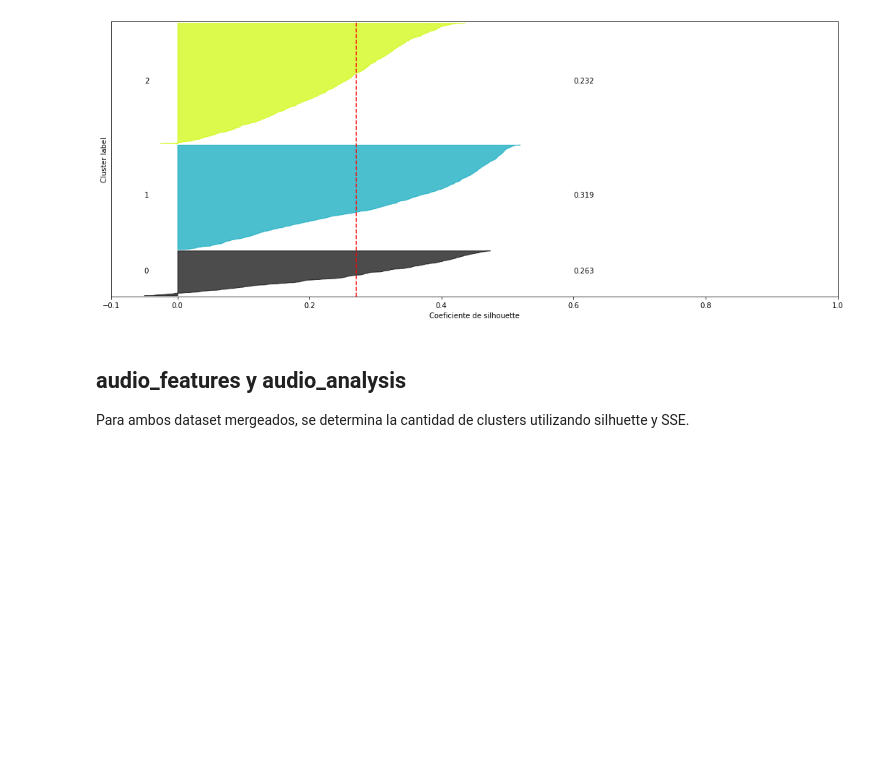
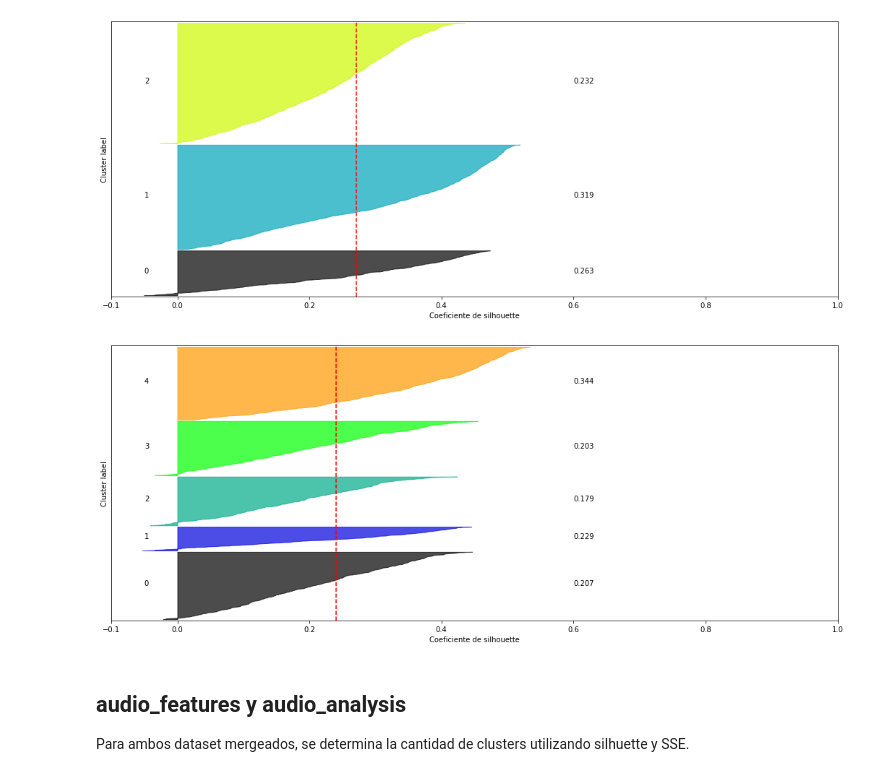
Before and after one commit to elfrasco/dmcyt_tp1, a Jupyter notebook: TP1/TP1_KMeans.ipynb, the cells around one changed output. Cells and saved outputs as stored; diff of their text form; code cells hidden in the pictures; blank space fills up the shorter version.

```diff
--- a/TP1/TP1_KMeans.ipynb
+++ b/TP1/TP1_KMeans.ipynb
@@ -156,6 +157,10 @@ Es lo mismo. ¿Será que le molestan los outliers? KMeans es muy sensible a outl
 plot_silhouette(audio_analysis_original, 3)
 # %% [output]
 [figure]
+# %%
+plot_silhouette(audio_analysis_original, 5)
+# %% [output]
+[figure, added]
 # %% [markdown]
 ## audio_features y audio_analysis
 
```
Also changed, not shown: parts of 31 cells of this notebook.
